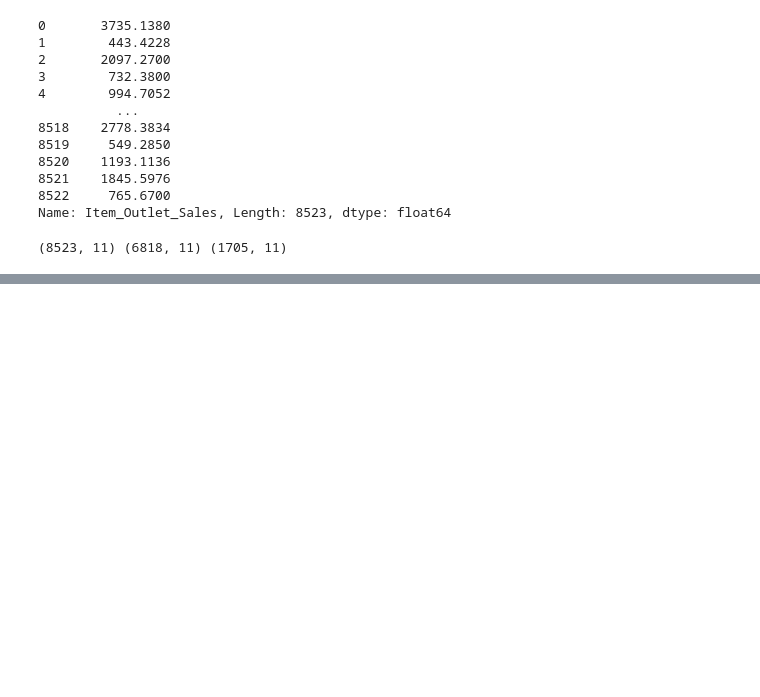
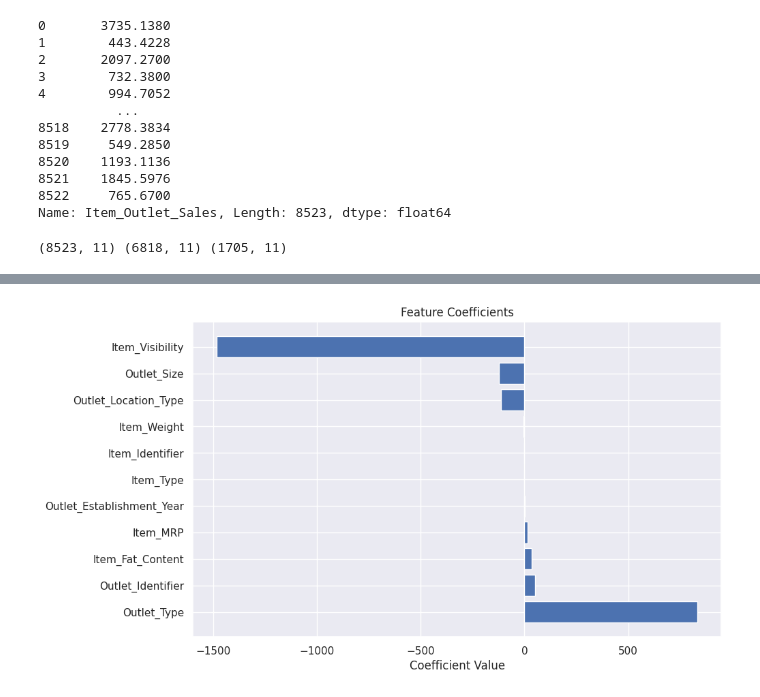
Before and after one commit to lekshmisarma/CODTECH-Task2, a Jupyter notebook: SuperMart_Sales_prediction.ipynb, the cells around one changed output, grey strips where cells are left out. Saved outputs shown, nothing was run; the diff lists cells and outputs as text; code cells hidden in the pictures; blank space fills up the shorter version.

```diff
--- a/SuperMart_Sales_prediction.ipynb
+++ b/SuperMart_Sales_prediction.ipynb
@@ -322,0 +349,5 @@ R Squared value =  0.5017253991620692
+# %%
+coefficients = model.coef_
+features = X.columns
+importance = pd.DataFrame({'Feature': features, 'Coefficient': coefficients})
+print(importance)
@@ -322,0 +367,9 @@ R Squared value =  0.5017253991620692
+# %%
+plt.figure(figsize=(10, 6))
+importance.sort_values(by='Coefficient', ascending=False, inplace=True)
+plt.barh(importance['Feature'], importance['Coefficient'])
+plt.xlabel('Coefficient Value')
+plt.title('Feature Coefficients')
+plt.show()
+# %% [output]
+[figure, added]
```
Also changed, not shown: parts of 12 cells of this notebook.
